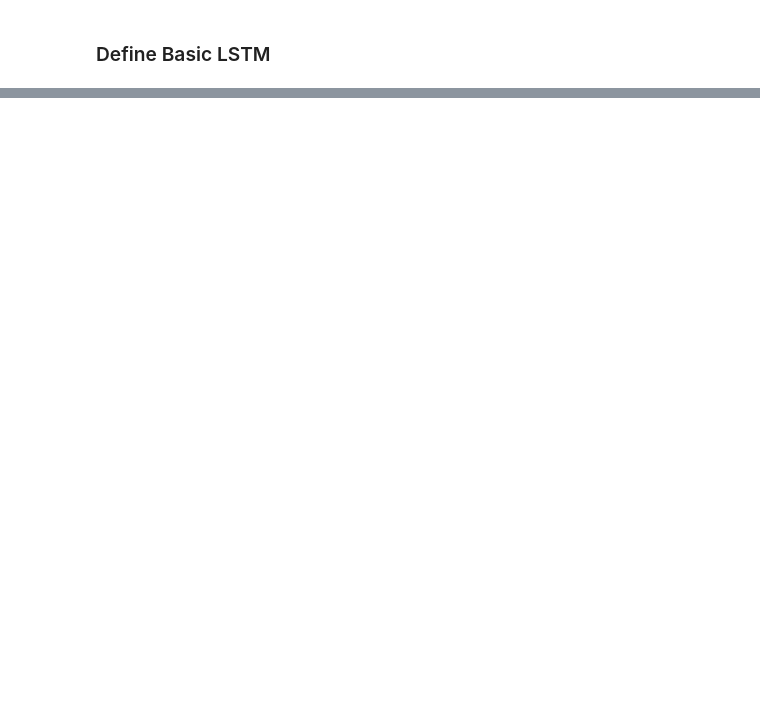
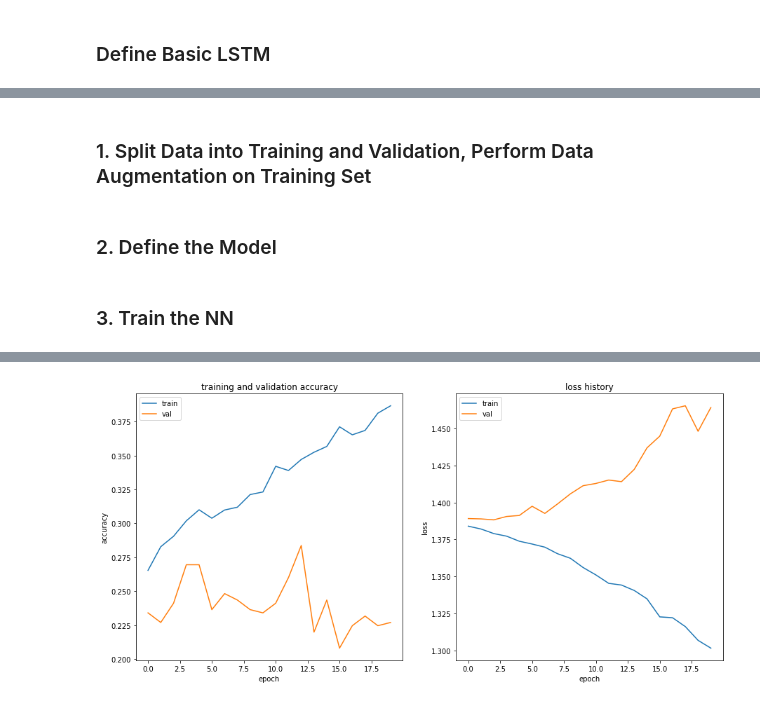
Before and after one commit to joshuaghannan/ECEC247DeepLearning, a Jupyter notebook: Data_Pipeline.ipynb, the cells around one changed output, grey strips where cells are left out. Saved outputs shown, nothing was run; the diff lists cells and outputs as text; code cells hidden in the pictures; blank space fills up the shorter version.

Commit message:
Data Pipeline Working Draft (TODO: split, data aug, model params)

```diff
--- a/Data_Pipeline.ipynb
+++ b/Data_Pipeline.ipynb
@@ -678,7 +374,0 @@ Val Accuracy: 0.2411
-# %%
-batch_size = 128
-test_dataset = Dataset(X_test, y_test)
-test_loader = DataLoader(test_dataset, batch_size)
-for i, data in enumerate(test_loader):
-    print(data[0].shape, data[1].shape)
-    break
@@ -893,22 +374,0 @@ optimizer = torch.optim.Adam(model.parameters(), lr=learing_rate)
-# %%
-loss_history = []
-for i in range (epoch):
-    print('Epoch: {}/{}.............'.format(i+1, epoch), end='\n')
-    running_loss = 0.0
-    total = 0
-    correct = 0
-    for idx, batch in enumerate(EEG_trainloader):
-        eeg_seq = batch['eeg_seq'].permute(2,0,1).to(device)
-        label = batch['label'].to(device)
-        optimizer.zero_grad()
-        output= model(eeg_seq)
-        loss = criterion(output, label)
-        running_loss += loss.item()
-        loss.backward()
-        optimizer.step()
-        pred = torch.argmax(output, dim=1)
-        correct += torch.sum(pred == label).item()
-        total += label.shape[0]
-    loss_history.append(running_loss)
-    print ('acc:{:.4f}'.format(correct/total))
-    print ('loss:{:.4f}'.format(running_loss), end='\n\n')
@@ -943,11 +374,0 @@ plt.show()
-# %%
-total = 0
-correct = 0
-for idx, batch in enumerate(EEG_testloader):
-    eeg_seq = batch['eeg_seq'].permute(2,0,1).to(device)
-    label = batch['label'].to(device)
-    output= model(eeg_seq)
-    pred = torch.argmax(output, dim=1)
-    correct += torch.sum(pred == label).item()
-    total += label.shape[0]
-print ('acc: {:.4f}'.format(correct/total))
@@ -955,0 +556,2 @@ acc: 0.2573
+# %% [markdown]
+### 1. Split Data into Training and Validation, Perform Data Augmentation on Training Set
@@ -955,0 +573,2 @@ acc: 0.2573
+# %% [markdown]
+### 2. Define the Model
@@ -955,0 +577,5 @@ acc: 0.2573
+# %% [markdown]
+### 3. Train the NN
+# %%
+TrainRNN(num_epochs=20)
+# %% [output]
@@ -955,0 +599 @@ acc: 0.2573
+[figure, added]
```
Also changed, not shown: parts of 76 cells of this notebook.
